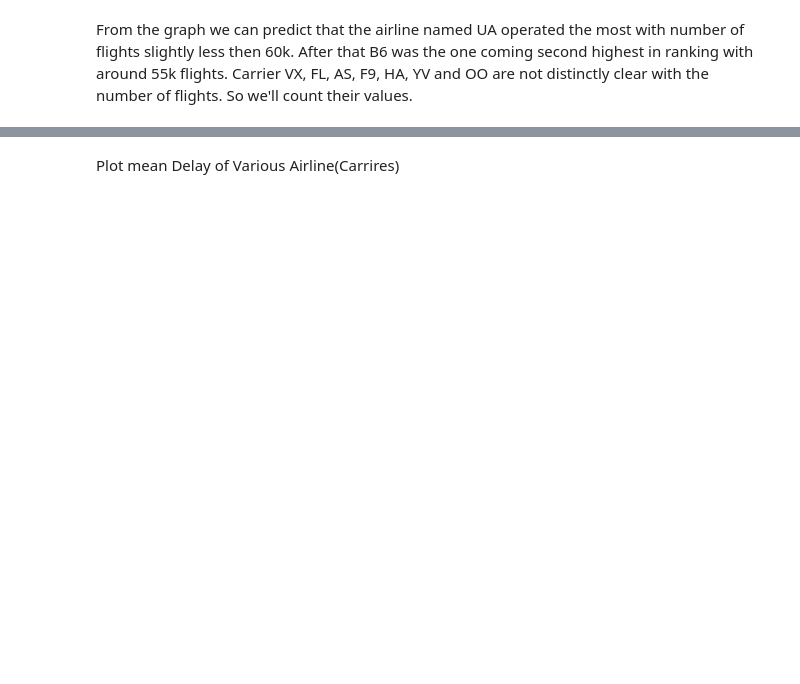
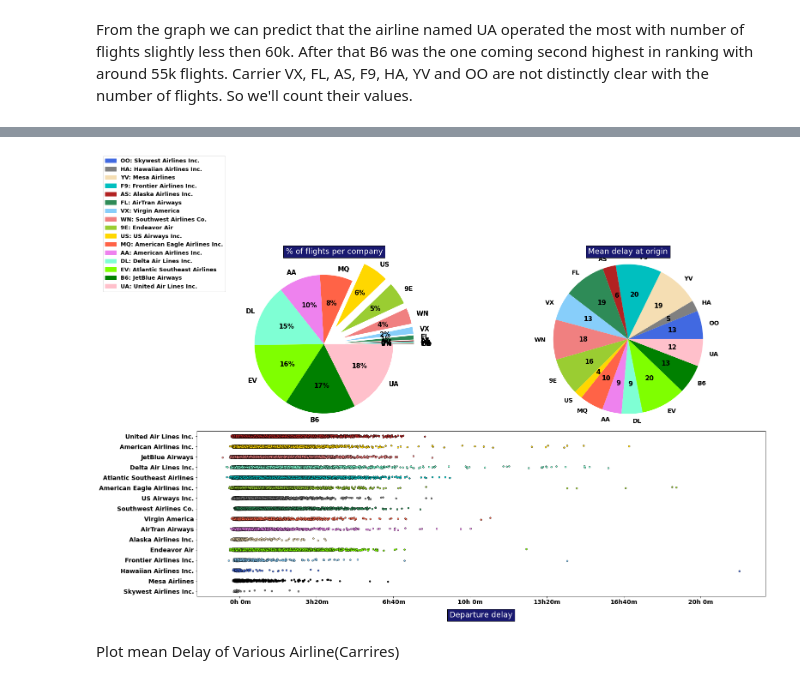
Before and after one commit to Prarthana-Poojara/MP-FlightDelay, a Jupyter notebook: finished-mp.ipynb, the cells around one changed output, grey strips where cells are left out. Drawn from its saved outputs; the diff is of its cells as text; code cells hidden in the pictures; blank space fills up the shorter version.

```diff
--- a/finished-mp.ipynb
+++ b/finished-mp.ipynb
@@ -110,7 +244,7 @@ global_stats
 #___________________________________________
 # graphs on flights, airports & delays
 global_stats1 = global_stats
-global_stats = global_stats1.head(14)
+global_stats = global_stats1.head(20)
 codes = global_stats.index.tolist()
 carriers1 = carriers[carriers['IATA_CODE'].isin(codes)]
 abbr_companies = carriers1.set_index('IATA_CODE')['AIRLINE'].to_dict()
@@ -124,7 +258,7 @@ df2 = df.loc[:, ['carrier', 'dep_delay']]
 df2['carrier'] = df2['carrier'].replace(abbr_companies)
 #________________________________________________________________________
 colors = ['royalblue', 'grey', 'wheat', 'c', 'firebrick', 'seagreen', 'lightskyblue',
-          'lightcoral', 'yellowgreen', 'gold', 'tomato', 'violet', 'aquamarine', 'chartreuse']
+          'lightcoral', 'yellowgreen', 'gold', 'tomato', 'violet', 'aquamarine', 'chartreuse','green','pink','brown','red','grey','white']
 #___________________________________
 fig = plt.figure(1, figsize=(22,17))
 gs=GridSpec(2,2)
@@ -141,7 +275,7 @@ patches, texts, autotexts = ax1.pie(sizes, explode = explode,
                                 labels=labels, colors = colors,  autopct='%1.0f%%',
                                 shadow=False, startangle=0)
 for i in range(len(abbr_companies)):
-    texts[i].set_fontsize(14)
+    texts[i].set_fontsize(15)
 ax1.axis('equal')
 ax1.set_title('% of flights per company', bbox={'facecolor':'midnightblue', 'pad':5},
               color = 'w',fontsize=18)
@@ -162,34 +296,36 @@ explode = [0.0 if sizes[i] < 20000 else 0.01 for i in range(len(abbr_companies))
 patches, texts, autotexts = ax2.pie(sizes, explode = explode, labels = labels,
                                 colors = colors, shadow=False, startangle=0,
                                 autopct = lambda p :  '{:.0f}'.format(p * sum(sizes) / 100))
 for i in range(len(abbr_companies)):
     texts[i].set_fontsize(14)
 ax2.axis('equal')
 ax2.set_title('Mean delay at origin', bbox={'facecolor':'midnightblue', 'pad':5},
               color='w', fontsize=18)
 #------------------------------------------------------
 # striplot with all the values reported for the delays
 #___________________________________________________________________
 # I redefine the colors for correspondance with the pie charts
 codes = global_stats1.index.tolist()
 carriers1 = carriers[carriers['IATA_CODE'].isin(codes)]
 abbr_companies = carriers1.set_index('IATA_CODE')['AIRLINE'].to_dict()
 
 colors = ['firebrick', 'gold', 'lightcoral', 'aquamarine', 'c', 'yellowgreen', 'grey',
           'seagreen', 'tomato', 'violet', 'wheat', 'chartreuse', 'lightskyblue', 'royalblue',
           'black', 'grey', 'white', 'silver', 'black', 'pink']
 #___________________________________________________________________
 ax3 = sns.stripplot(y="carrier", x="dep_delay", size = 4, palette = colors,
                     data=df2, linewidth = 0.5,  jitter=True)
 plt.setp(ax3.get_xticklabels(), fontsize=14)
 plt.setp(ax3.get_yticklabels(), fontsize=14)
 ax3.set_xticklabels(['{:2.0f}h{:2.0f}m'.format(*[int(y) for y in divmod(x,60)])
                          for x in ax3.get_xticks()])
 plt.xlabel('Departure delay', fontsize=18, bbox={'facecolor':'midnightblue', 'pad':5},
-           color='w', labelpad=20)
+           color='w', labelpad=14)
 ax3.yaxis.label.set_visible(False)
 #________________________
 plt.tight_layout(w_pad=3)
+# %% [output]
+[figure, added]
 # %% [markdown]
 Plot mean Delay of Various Airline(Carrires)
 # %%
```
Also changed, not shown: parts of 24 cells of this notebook.
